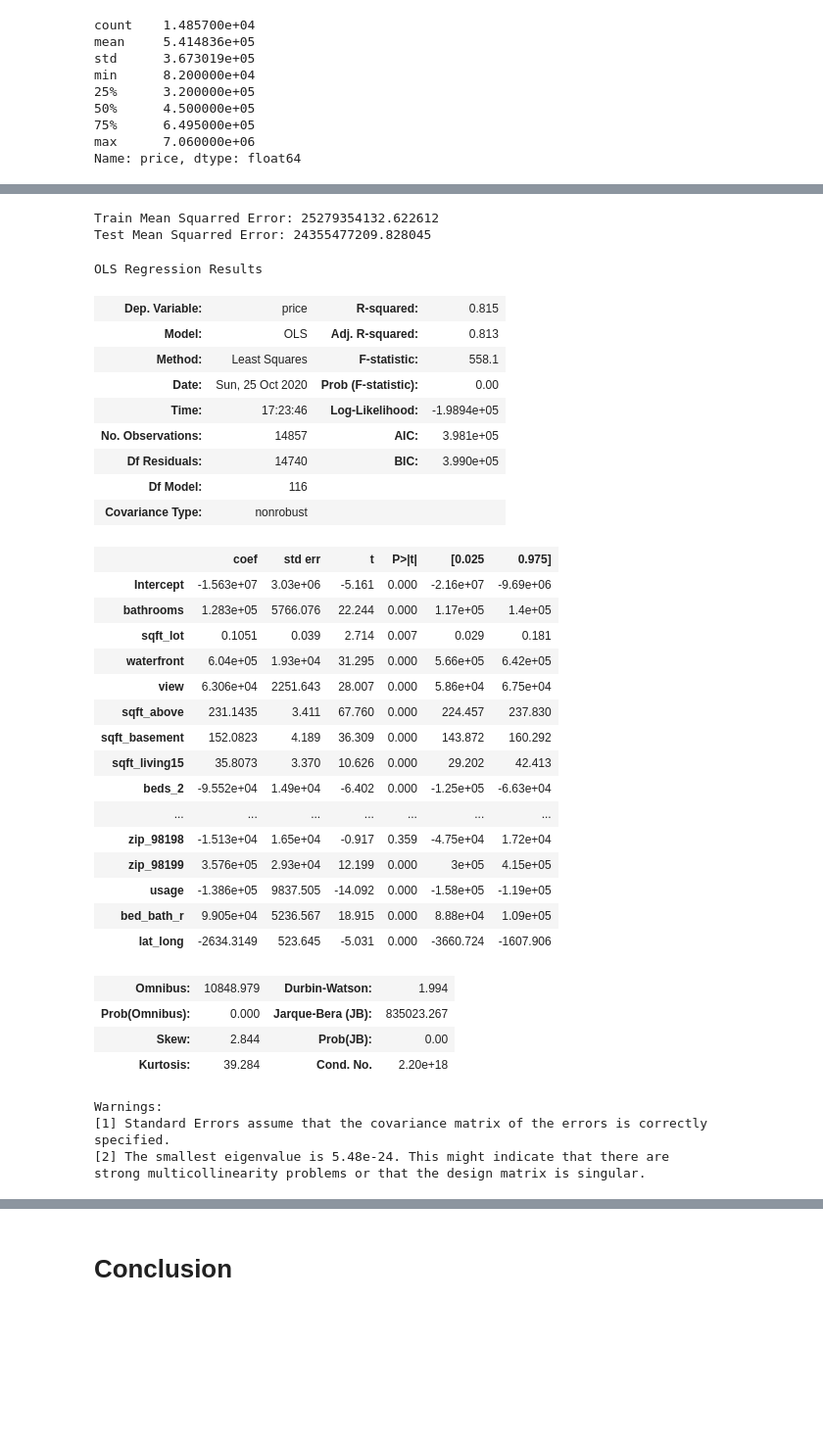
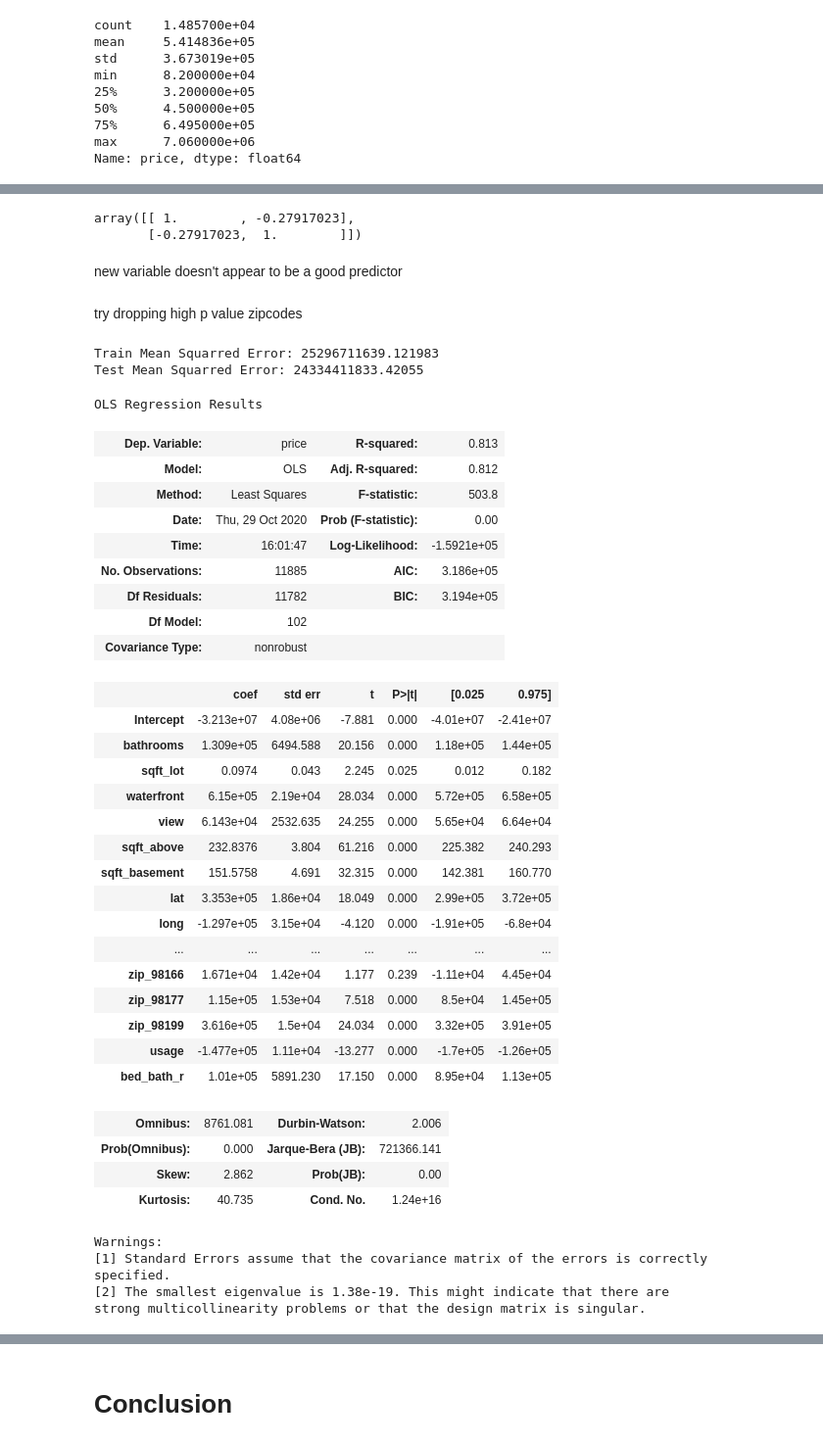
Before and after one commit to s-shader/Seattle-home-price-model, a Jupyter notebook: final1.ipynb, the cells around one changed output, grey strips where cells are left out. Shown at 98% size. Drawn from its saved outputs; the diff is of its cells as text; code cells hidden in the pictures; blank space fills up the shorter version.

```diff
--- a/final1.ipynb
+++ b/final1.ipynb
@@ -1546,7 +1499,3 @@ min      8.200000e+04
 75%      6.495000e+05
 max      7.060000e+06
 Name: price, dtype: float64
-# %%
-# if location matters than some underieing location variable is changed by both lat and long
-
-data10['lat_long']=data10['lat']*data10['long']
@@ -1553,7 +1519,17 @@ data10['lat_long']=data10['lat']*data10['long']
+# %%
+
+np.corrcoef(data10['lat']*data10['long'],data10['price'])
+# %% [output]
+array([[ 1.        , -0.27917023],
+       [-0.27917023,  1.        ]])
+# %% [markdown]
+new variable doesn't appear to be a good predictor
+# %% [markdown]
+try dropping high p value zipcodes
 # %%
-data11=data10.drop(['lat','long'],axis=1)
+data11=data10.drop(['zip_98198','zip_98188','zip_98178','zip_98168','zip_98155','zip_98148','zip_98092','zip_98077',
+                   'zip_98032','zip_98031','zip_98030','zip_98028','zip_98014','zip_98011','zip_98003'],axis=1)
 y = data11[['price']]
-
 X = data11.drop(['price','date'], axis=1)
 
 X_train, X_test, y_train, y_test = train_test_split(X, y, test_size=0.2, random_state=42)
@@ -1567,53 +1543,54 @@ train_mse = mean_squared_error(y_train, y_hat_train)
 test_mse = mean_squared_error(y_test, y_hat_test)
 print('Train Mean Squarred Error:', train_mse)
 print('Test Mean Squarred Error:', test_mse)
+temp = pd.concat([X_train,y_train], axis=1)
 # %% [output]
-Train Mean Squarred Error: 25279354132.622612
-Test Mean Squarred Error: 24355477209.828045
+Train Mean Squarred Error: 25296711639.121983
+Test Mean Squarred Error: 24334411833.42055
 # %%
 outcome = 'price'
 
 x_cols = list(data11.columns)
 x_cols.remove('date')
 x_cols.remove('price')
 
 
 predictors = '+'.join(x_cols)
 formula = outcome + '~' + predictors
-model = ols(formula=formula, data=data11).fit()
+model = ols(formula=formula, data=temp).fit()
 model.summary()
 # %% [output]
 OLS Regression Results
-| Dep. Variable: | price | R-squared: | 0.815 |
-| Model: | OLS | Adj. R-squared: | 0.813 |
-| Method: | Least Squares | F-statistic: | 558.1 |
-| Date: | Sun, 25 Oct 2020 | Prob (F-statistic): | 0.00 |
-| Time: | 17:23:46 | Log-Likelihood: | -1.9894e+05 |
-| No. Observations: | 14857 | AIC: | 3.981e+05 |
-| Df Residuals: | 14740 | BIC: | 3.990e+05 |
-| Df Model: | 116 |  |  |
+| Dep. Variable: | price | R-squared: | 0.813 |
+| Model: | OLS | Adj. R-squared: | 0.812 |
+| Method: | Least Squares | F-statistic: | 503.8 |
+| Date: | Thu, 29 Oct 2020 | Prob (F-statistic): | 0.00 |
+| Time: | 16:01:47 | Log-Likelihood: | -1.5921e+05 |
+| No. Observations: | 11885 | AIC: | 3.186e+05 |
+| Df Residuals: | 11782 | BIC: | 3.194e+05 |
+| Df Model: | 102 |  |  |
 | Covariance Type: | nonrobust |  |  |
 |  | coef | std err | t | P>|t| | [0.025 | 0.975] |
-| Intercept | -1.563e+07 | 3.03e+06 | -5.161 | 0.000 | -2.16e+07 | -9.69e+06 |
-| bathrooms | 1.283e+05 | 5766.076 | 22.244 | 0.000 | 1.17e+05 | 1.4e+05 |
-| sqft_lot | 0.1051 | 0.039 | 2.714 | 0.007 | 0.029 | 0.181 |
-| waterfront | 6.04e+05 | 1.93e+04 | 31.295 | 0.000 | 5.66e+05 | 6.42e+05 |
-| view | 6.306e+04 | 2251.643 | 28.007 | 0.000 | 5.86e+04 | 6.75e+04 |
-| sqft_above | 231.1435 | 3.411 | 67.760 | 0.000 | 224.457 | 237.830 |
-| sqft_basement | 152.0823 | 4.189 | 36.309 | 0.000 | 143.872 | 160.292 |
-| sqft_living15 | 35.8073 | 3.370 | 10.626 | 0.000 | 29.202 | 42.413 |
-| beds_2 | -9.552e+04 | 1.49e+04 | -6.402 | 0.000 | -1.25e+05 | -6.63e+04 |
+| Intercept | -3.213e+07 | 4.08e+06 | -7.881 | 0.000 | -4.01e+07 | -2.41e+07 |
+| bathrooms | 1.309e+05 | 6494.588 | 20.156 | 0.000 | 1.18e+05 | 1.44e+05 |
+| sqft_lot | 0.0974 | 0.043 | 2.245 | 0.025 | 0.012 | 0.182 |
+| waterfront | 6.15e+05 | 2.19e+04 | 28.034 | 0.000 | 5.72e+05 | 6.58e+05 |
+| view | 6.143e+04 | 2532.635 | 24.255 | 0.000 | 5.65e+04 | 6.64e+04 |
+| sqft_above | 232.8376 | 3.804 | 61.216 | 0.000 | 225.382 | 240.293 |
+| sqft_basement | 151.5758 | 4.691 | 32.315 | 0.000 | 142.381 | 160.770 |
+| lat | 3.353e+05 | 1.86e+04 | 18.049 | 0.000 | 2.99e+05 | 3.72e+05 |
+| long | -1.297e+05 | 3.15e+04 | -4.120 | 0.000 | -1.91e+05 | -6.8e+04 |
 | ... | ... | ... | ... | ... | ... | ... |
-| zip_98198 | -1.513e+04 | 1.65e+04 | -0.917 | 0.359 | -4.75e+04 | 1.72e+04 |
-| zip_98199 | 3.576e+05 | 2.93e+04 | 12.199 | 0.000 | 3e+05 | 4.15e+05 |
-| usage | -1.386e+05 | 9837.505 | -14.092 | 0.000 | -1.58e+05 | -1.19e+05 |
-| bed_bath_r | 9.905e+04 | 5236.567 | 18.915 | 0.000 | 8.88e+04 | 1.09e+05 |
-| lat_long | -2634.3149 | 523.645 | -5.031 | 0.000 | -3660.724 | -1607.906 |
+| zip_98166 | 1.671e+04 | 1.42e+04 | 1.177 | 0.239 | -1.11e+04 | 4.45e+04 |
+| zip_98177 | 1.15e+05 | 1.53e+04 | 7.518 | 0.000 | 8.5e+04 | 1.45e+05 |
+| zip_98199 | 3.616e+05 | 1.5e+04 | 24.034 | 0.000 | 3.32e+05 | 3.91e+05 |
+| usage | -1.477e+05 | 1.11e+04 | -13.277 | 0.000 | -1.7e+05 | -1.26e+05 |
+| bed_bath_r | 1.01e+05 | 5891.230 | 17.150 | 0.000 | 8.95e+04 | 1.13e+05 |
-| Omnibus: | 10848.979 | Durbin-Watson: | 1.994 |
-| Prob(Omnibus): | 0.000 | Jarque-Bera (JB): | 835023.267 |
-| Skew: | 2.844 | Prob(JB): | 0.00 |
-| Kurtosis: | 39.284 | Cond. No. | 2.20e+18 |
+| Omnibus: | 8761.081 | Durbin-Watson: | 2.006 |
+| Prob(Omnibus): | 0.000 | Jarque-Bera (JB): | 721366.141 |
+| Skew: | 2.862 | Prob(JB): | 0.00 |
+| Kurtosis: | 40.735 | Cond. No. | 1.24e+16 |
 Warnings:
 [1] Standard Errors assume that the covariance matrix of the errors is correctly specified.
-[2] The smallest eigenvalue is 5.48e-24. This might indicate that there are
+[2] The smallest eigenvalue is 1.38e-19. This might indicate that there are
 strong multicollinearity problems or that the design matrix is singular.
```
Also changed, not shown: parts of 41 cells of this notebook, 1 other file.
